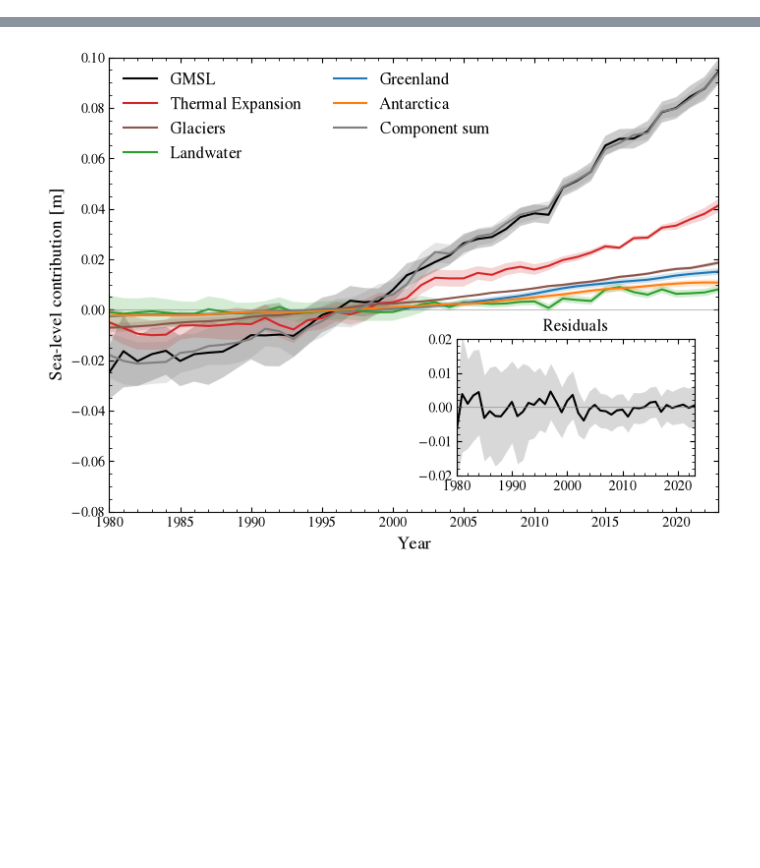
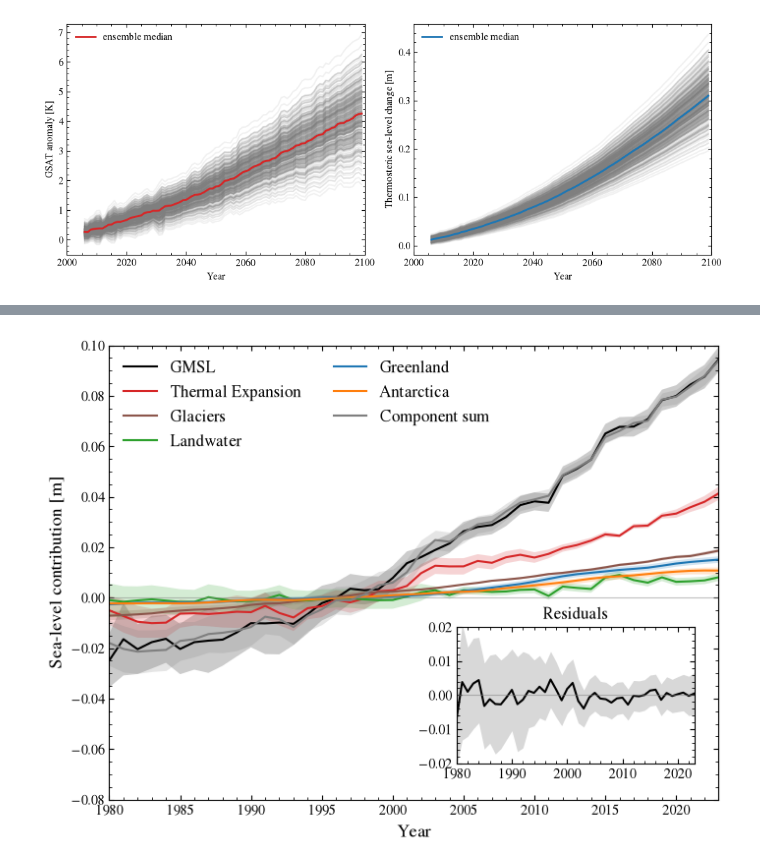
Before and after one commit to MetOffice/ProFSea-tool, a Jupyter notebook: docs/source/tutorial_notebooks/observations_and_baselines.ipynb, the cells around one changed output, grey strips where cells are left out. Saved outputs shown, nothing was run; the diff lists cells and outputs as text; code cells hidden in the pictures; blank space fills up the shorter version.

```diff
--- a/docs/source/tutorial_notebooks/observations_and_baselines.ipynb
+++ b/docs/source/tutorial_notebooks/observations_and_baselines.ipynb
@@ -47,0 +62,61 @@ from profsea.utils import (
+# %%
+import numpy as np
+import matplotlib.pyplot as plt
+import matplotlib
+import xarray as xr
+
+matplotlib.rcParams['mathtext.fontset'] = 'cm'
+matplotlib.rcParams['font.family'] = 'STIXGeneral'
+
+fig, axs = plt.subplots(1, 2, figsize=(10, 4))
+
+# GSAT
+axs[0].plot(
+    ds.time, ds.gsat.T,
+    c="tab:gray", alpha=0.1
+)
+axs[0].plot(
+    ds.time, ds.gsat.median("ensemble"),
+    c="tab:red", lw=2,
+    label='ensemble median'
+)
+axs[0].set(
+    xlabel="Year",
+    ylabel="GSAT anomaly [K]",
+)
+
+# Thermosteric sea level
+axs[1].plot(
+    ds.time, ds.zostoga.T,
+    c="tab:gray", alpha=0.1
+)
+axs[1].plot(
+    ds.time, ds.zostoga.median("ensemble"),
+    c="tab:blue", lw=2,
+    label='ensemble median'
+)
+axs[1].set(
+    xlabel="Year",
+    ylabel="Thermosteric sea-level change [m]",
+)
+
+for ax in axs:
+
+    ax.minorticks_on()
+    ax.tick_params(
+        which="both",
+        direction="in",
+        top=True,
+        right=True,
+    )
+
+    ax.legend(frameon=False)
+
+    ax.set_xlim(2000, 2100)
+
+plt.tight_layout()
+
+plt.show()
+plt.close()
+# %% [output]
+[figure, added]
```
Also changed, not shown: parts of 40 cells of this notebook.
